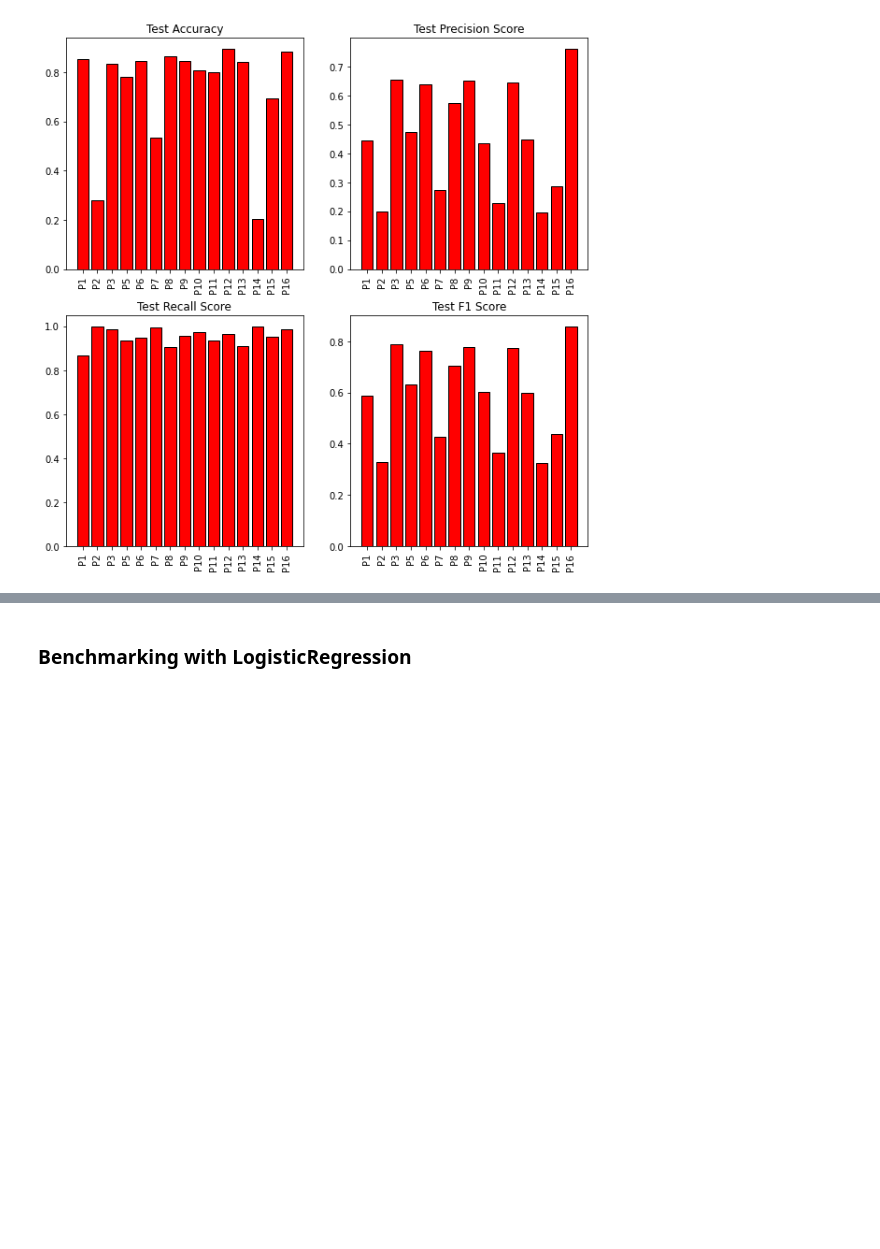
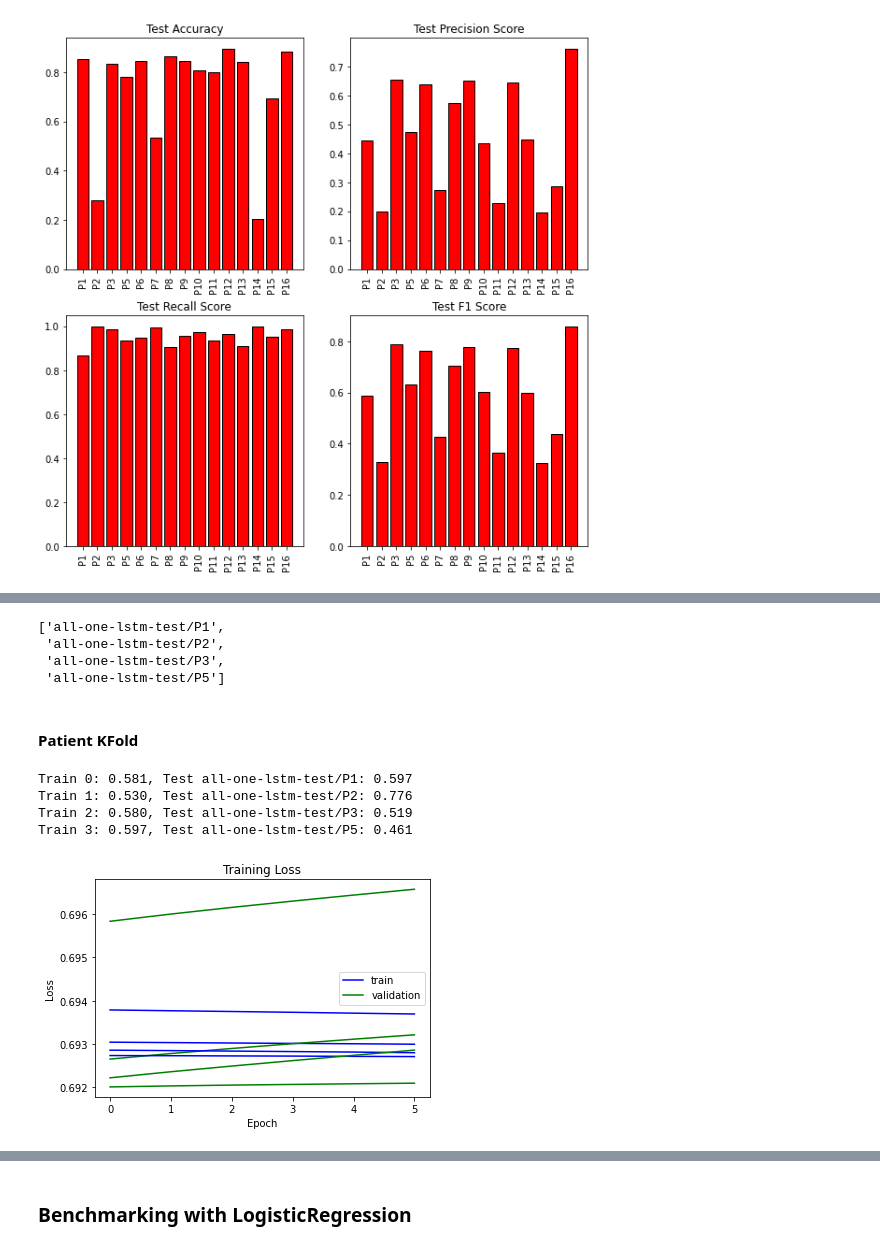
Before and after one commit to Gustavo-SF/ML-Walk-Detection, a Jupyter notebook: caa-notebook.ipynb, the cells around one changed output, grey strips where cells are left out. Drawn from its saved outputs; the diff is of its cells as text; code cells hidden in the pictures; blank space fills up the shorter version.

Commit message:
tested with LSTM and added its files

```diff
--- a/caa-notebook.ipynb
+++ b/caa-notebook.ipynb
@@ -504,7 +590,7 @@ def DNN(file, X_train, X_test, y_train, y_test):
             y=y_train,
             batch_size=100,
             epochs=50,
-            verbose=0,
+            verbose=1,
             validation_split=0.1,
             callbacks=[es, mc],
         )
@@ -766,0 +871,14 @@ plt.show()
+# %%
+def balance_data(data_train):
+    np.random.seed(7)
+
+    N_negatives = Counter(data_train[:,:,-1].reshape(-1))[0.0]/30
+    N_positives = Counter(data_train[:,:,-1].reshape(-1))[1.0]/30
+    bal_n = int(N_negatives - N_positives)
+    indexes = np.where(data_train[:,:,-1].mean(axis=1)==1.)[0]
+
+    for i in range(int(bal_n/len(indexes))+1):
+        data_train = np.concatenate((data_train, data_train[indexes]))
+    return data_train
+
+data_train = balance_data(data_train)
@@ -766,0 +889,9 @@ plt.show()
+# %%
+files = [f"all-one-lstm-test/P{n}" for n in range(1,6)]
+files.remove("all-one-lstm-test/P4")
+files
+# %% [output]
+['all-one-lstm-test/P1',
+ 'all-one-lstm-test/P2',
+ 'all-one-lstm-test/P3',
+ 'all-one-lstm-test/P5']
@@ -766,0 +965,55 @@ plt.show()
+# %% [markdown]
+#### Patient KFold
+# %%
+all_train_acc = list()
+all_test_acc = list()
+all_train_f1 = list()
+all_test_f1 = list()
+all_train_precision = list()
+all_test_precision = list()
+all_train_recall = list()
+all_test_recall = list()
+
+for i in range(4):
+    datasets = [p1, p2, p3, p5]
+    data_test = [datasets[i]]
+    del datasets[i]
+
+    data_train, data_test = train_test_Xy_lstm(datasets, data_test)
+
+    data_train = balance_data(data_train)
+
+    X_train = data_train[:,:,:-1]
+    y_train = data_train[:,:,-1:]
+    X_test = data_test[:,:,:-1]
+    y_test = data_test[:,:,-1:]
+
+    loss, val_loss, train_acc, test_acc, train_f1_score, test_f1_score, train_precision, test_precision, train_recall, test_recall = b_LSTM(files[i], X_train, X_test, y_train, y_test)
+
+    all_train_acc.append(train_acc)
+    all_test_acc.append(test_acc)
+    all_train_f1.append(train_f1_score)
+    all_test_f1.append(test_f1_score)
+    all_train_precision.append(train_precision)
+    all_test_precision.append(test_precision)
+    all_train_recall.append(train_recall)
+    all_test_recall.append(test_recall)
+
+    # plot training history
+    plt.plot(loss, label='train', color='b')
+    plt.plot(val_loss, label='validation', color='g')
+
+    print(f'Train {i}: {train_acc:.3f}, Test {files[i]}: {test_acc:.3f}')
+
+plt.title('Training Loss')
+plt.legend(['train', 'validation'])
+plt.savefig('images/TrainingLoss_LSTM.pdf')
+plt.ylabel('Loss')
+plt.xlabel('Epoch')
+plt.show()
+# %% [output]
+Train 0: 0.581, Test all-one-lstm-test/P1: 0.597
+Train 1: 0.530, Test all-one-lstm-test/P2: 0.776
+Train 2: 0.580, Test all-one-lstm-test/P3: 0.519
+Train 3: 0.597, Test all-one-lstm-test/P5: 0.461
+[figure, added]
```
Also changed, not shown: parts of 25 cells of this notebook, 25 other files.
